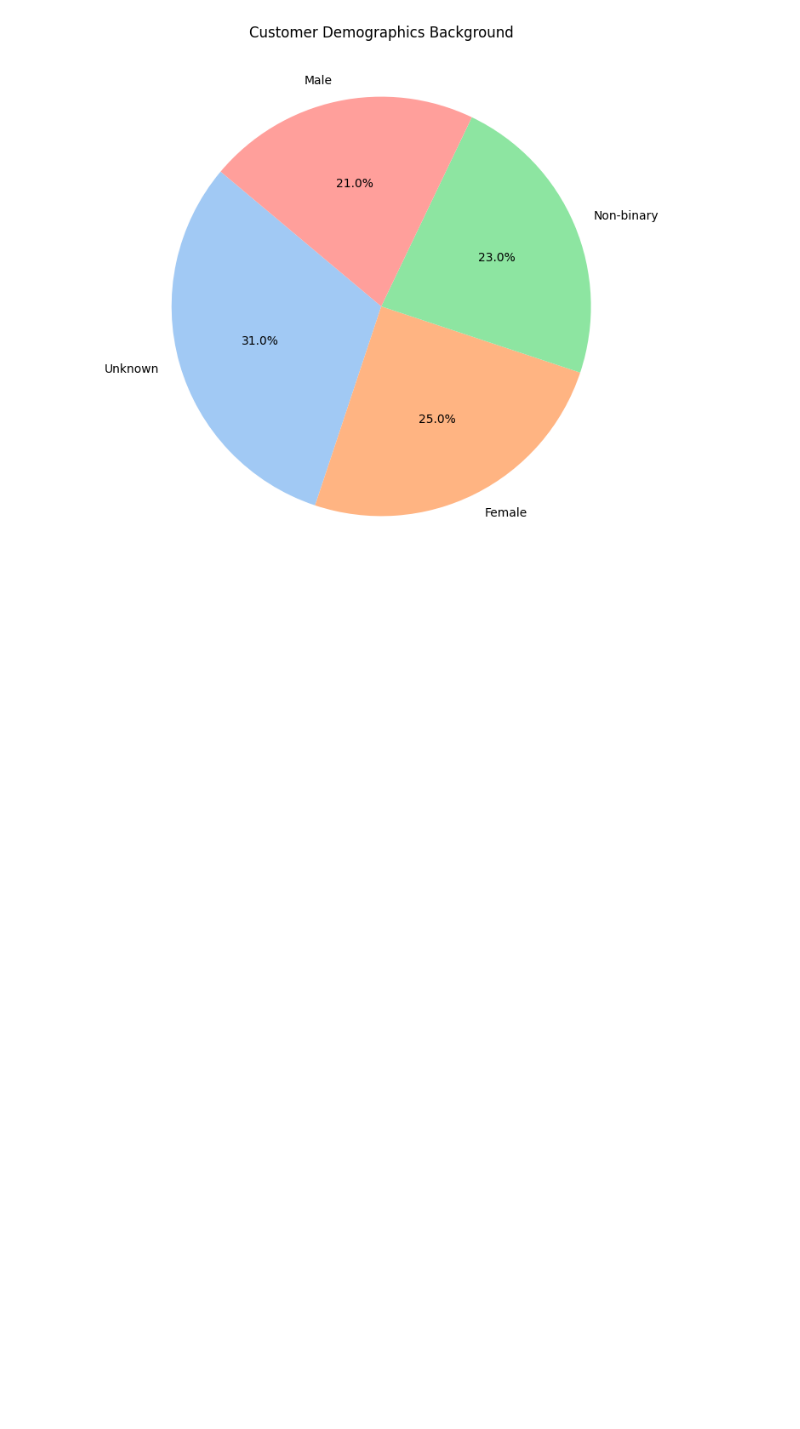
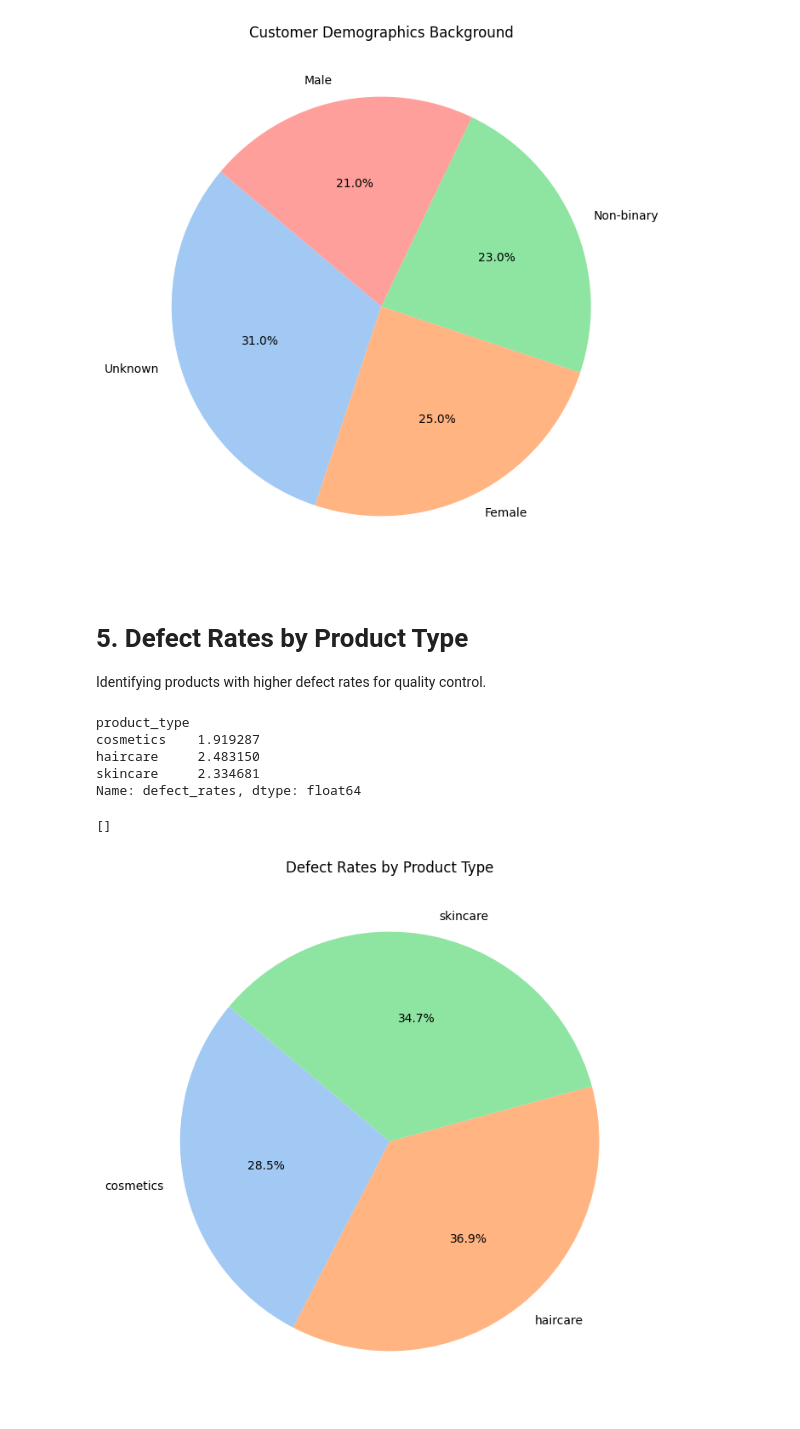
Before and after one commit to ram-polisetti/DataScience, a Jupyter notebook: supplychaindatainsightsvisualization.ipynb, the cells around one changed output. Drawn from its saved outputs; the diff is of its cells as text; code cells hidden in the pictures; blank space fills up the shorter version.

Commit message:
Kaggle Notebook | SupplyChainDataInsightsVisualization | Version 5

```diff
--- a/supplychaindatainsightsvisualization.ipynb
+++ b/supplychaindatainsightsvisualization.ipynb
@@ -156,3 +156,28 @@ plt.plot()
 # %% [output]
 []
 [figure]
+# %% [markdown]
+# 5. Defect Rates by Product Type
+Identifying products with higher defect rates for quality control.
+# %%
+defect_rates = data.groupby('product_type')['defect_rates'].mean()
+defect_rates
+# %% [output]
+product_type
+cosmetics    1.919287
+haircare     2.483150
+skincare     2.334681
+Name: defect_rates, dtype: float64
+# %%
+plt.figure(figsize=(8, 8))
+colors = sns.color_palette('pastel')[0:5]
+plt.pie(defect_rates,
+        labels = defect_rates.index,
+        autopct='%1.1f%%',
+        startangle=140,
+       colors = colors)
+plt.title("Defect Rates by Product Type")
+plt.plot()
+# %% [output]
+[]
+[figure, added]
```
